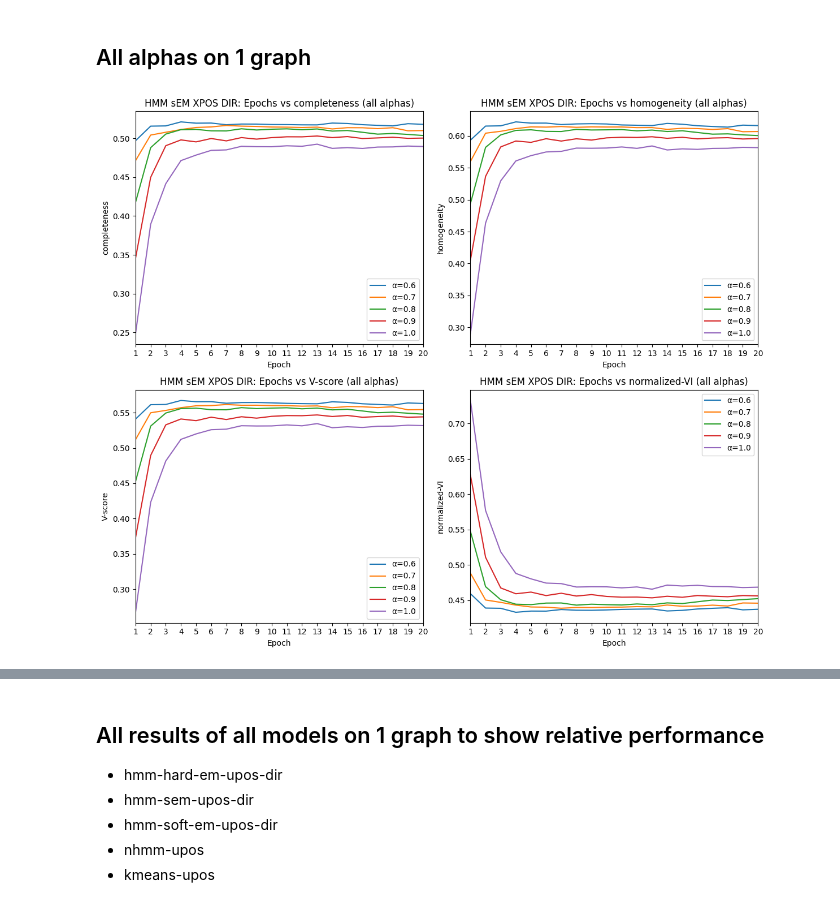
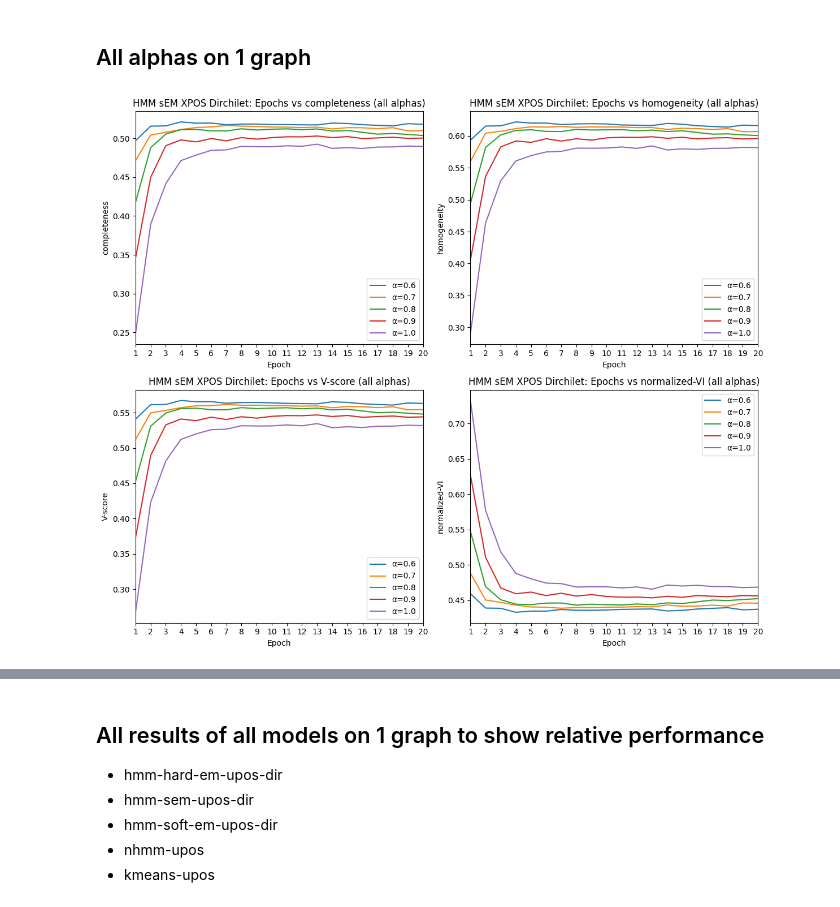
Before and after one commit to amoghvk21/NLP-assignment-3, a Jupyter notebook: skeleton_code/results_parser.ipynb, the cells around one changed output, grey strips where cells are left out. Drawn from its saved outputs; the diff is of its cells as text; code cells hidden in the pictures.

Commit message:
finished results parser graphs

```diff
--- a/skeleton_code/results_parser.ipynb
+++ b/skeleton_code/results_parser.ipynb
@@ -756,0 +733,25 @@ plt.show()
+# %%
+import pandas as pd
+import matplotlib.pyplot as plt
+
+ALPHA = 1.0
+FILE_PREFIX = f"hmm-sem-xpos-dir-alpha-{ALPHA}"
+NUM_STAGES = 100
+
+# Get all results
+all_results = []
+for i in range(0, NUM_STAGES):
+    file_path = f"./output/{FILE_PREFIX}/results/{FILE_PREFIX}.{i}.csv"
+    try:
+        df = pd.read_csv(file_path)
+        df["epoch"] = i+1
+        all_results.append(df)
+    except FileNotFoundError:
+        print(f"Stopping: Results for stage {i+1} not found")
+        break
+
+# Save all resuluts
+all_results = pd.concat(all_results)
+all_results.to_csv(f"./output/{FILE_PREFIX}/results/{FILE_PREFIX}-all-stages.csv", index=False)
+
+all_results.head()
@@ -757,10 +859,12 @@ plt.show()
 # %% [markdown]
 ## Rand and Dirchilet on 1 graph
 # %%
-# UPOS: Rand vs Dir on 1 figure (4 metrics), with horizontal lines for last values
+import pandas as pd
+import matplotlib.pyplot as plt
+
 tag = 'xpos'
-rand_results = pandas.read_csv(f"./output/hmm-hard-em-{tag}-rand/results/hmm-hard-em-{tag}-rand-all-stages.csv")
-dir_results = pandas.read_csv(f"./output/hmm-hard-em-{tag}-dir/results/hmm-hard-em-{tag}-dir-all-stages.csv")
+rand_results = pd.read_csv(f"./output/hmm-hard-em-{tag}-rand/results/hmm-hard-em-{tag}-rand-all-stages.csv")
+dir_results = pd.read_csv(f"./output/hmm-hard-em-{tag}-dir/results/hmm-hard-em-{tag}-dir-all-stages.csv")
 
 FIELDS = ["completeness", "homogeneity", "V-score", "normalized-VI"]
 
@@ -796,32 +900,33 @@ plt.show()
 # %% [markdown]
 ## All alphas on 1 graph
 # %%
-import pandas
+import pandas as pd
 import matplotlib.pyplot as plt
+
 
 EPOCHS = list(range(1, 21))
 ALPHAS = [0.6, 0.7, 0.8, 0.9, 1.0]
 FIELDS = ["completeness", "homogeneity", "V-score", "normalized-VI"]
 TAG = "xpos"
 
 fig, axes = plt.subplots(nrows=2, ncols=2, figsize=(12, 10))
 axes = axes.flatten()
 
 for i, FIELD in enumerate(FIELDS):
     ax = axes[i]
     for alpha in ALPHAS:
         path = f"./output_old_sem_batch_size/hmm-sem-{TAG}-dir-alpha-{alpha}/results/hmm-sem-{TAG}-dir-alpha-{alpha}-all-stages.csv"
         # path = f"./output/hmm-sem-{TAG}-dir-alpha-{alpha}/results/hmm-sem-{TAG}-dir-alpha-{alpha}-all-stages.csv"
-        df = pandas.read_csv(path)
+        df = pd.read_csv(path)
         ax.plot(EPOCHS, df[FIELD].iloc[0:20], label=f"α={alpha}")
     ax.set_xticks(EPOCHS)
     ax.set_xlim(EPOCHS[0], EPOCHS[-1])
-    ax.set_title(f"HMM sEM {TAG.upper()} DIR: Epochs vs {FIELD} (all alphas)")
+    ax.set_title(f"HMM sEM {TAG.upper()} Dirchilet: Epochs vs {FIELD} (all alphas)")
     ax.set_xlabel("Epoch")
     ax.set_ylabel(FIELD)
     ax.legend()
 
 plt.tight_layout()
 plt.show()
 # %% [output]
-[figure, old version]
+[figure, new version]
```
Also changed, not shown: parts of 61 cells of this notebook, 2 other files.
